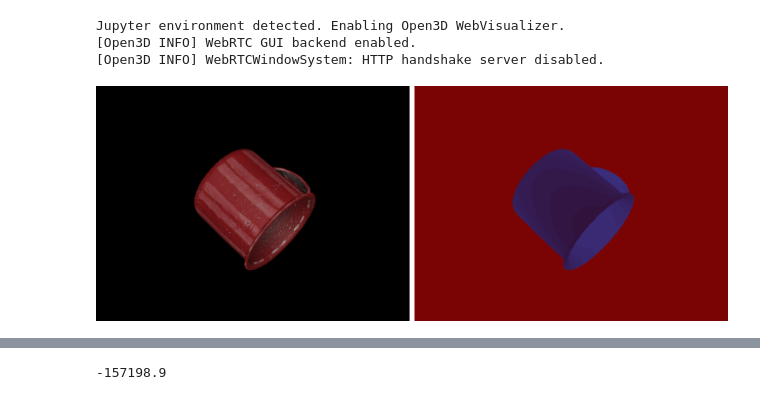
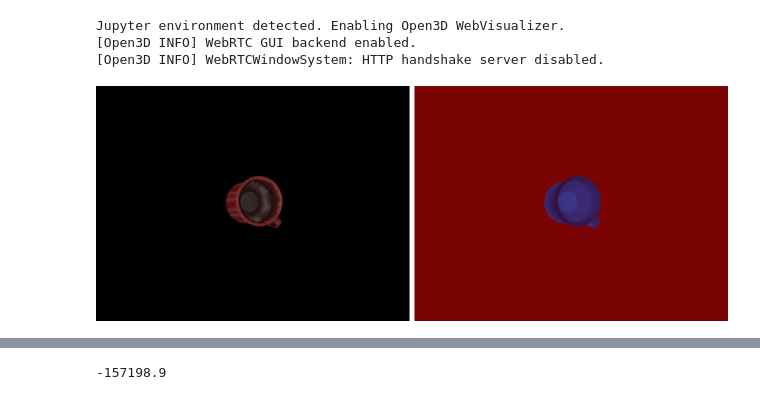
Before and after one commit to probcomp/bayes3d, a Jupyter notebook: experiments/c2f_benchmark/c2f_nishad_karen.ipynb, the cells around one changed output, grey strips where cells are left out. Saved outputs shown, nothing was run; the diff lists cells and outputs as text; code cells hidden in the pictures.

```diff
--- a/experiments/c2f_benchmark/c2f_nishad_karen.ipynb
+++ b/experiments/c2f_benchmark/c2f_nishad_karen.ipynb
@@ -11,20 +11,21 @@ Jupyter environment detected. Enabling Open3D WebVisualizer.
 [Open3D INFO] WebRTCWindowSystem: HTTP handshake server disabled.
 # %%
 dataset_idx = 0
-scene_idx = 4
+scene_idx = 2
 
 dataset_filename = f"dataset_{dataset_idx}.npz"  # npz file
 dataset_file = os.path.join(j.utils.get_assets_dir(), f"datasets/{dataset_filename}")
 dataset = np.load(dataset_file, allow_pickle=True)
 num_scenes_in_dataset = len(dataset['rgbds'])
 
 rgbd = dataset['rgbds'][scene_idx]
 gt_pose = dataset['poses'][scene_idx]
 gt_name = str(dataset['name'])
 gt_idx = int(dataset['id'])
+
 j.hstack_images([j.get_rgb_image(rgbd.rgb), j.get_depth_image(rgbd.depth)])
 # %% [output]
-[figure, old version]
+[figure, new version]
 # %%
 SCALING_FACTOR = 0.3
 intrinsics = j.camera.scale_camera_parameters(rgbd.intrinsics, SCALING_FACTOR)
```
Also changed, not shown: parts of 12 cells of this notebook, 2 other files.
